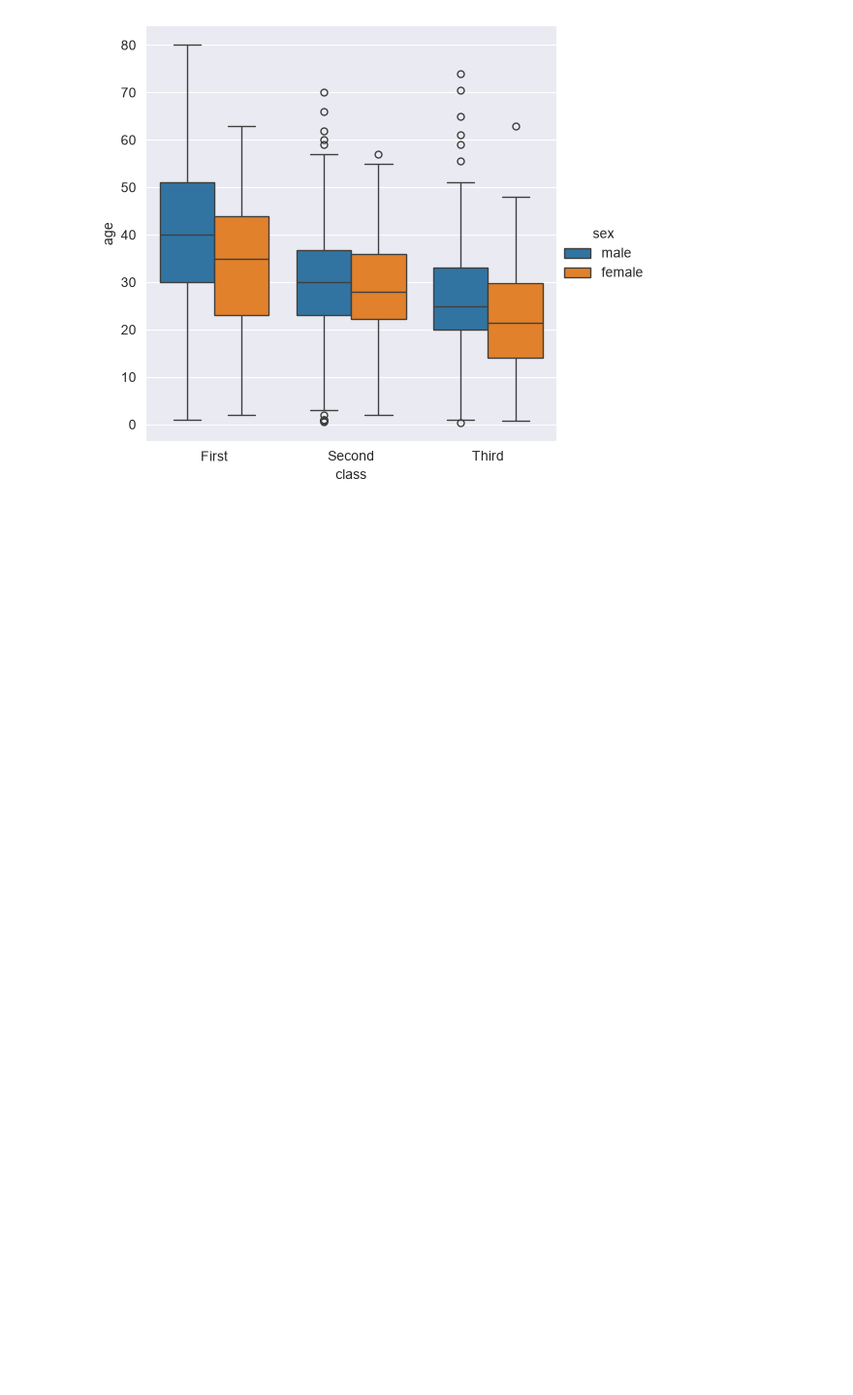
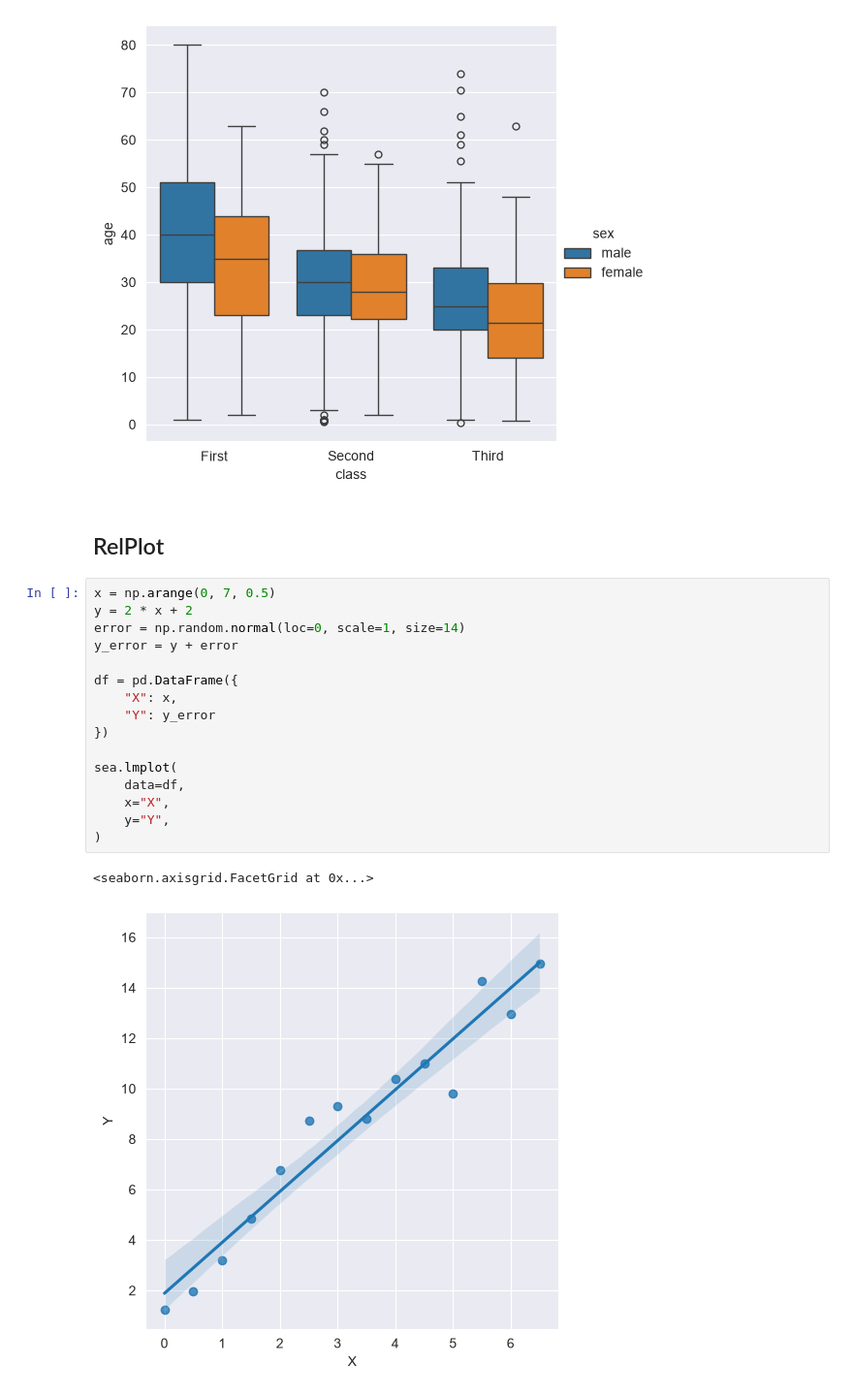
Before and after one commit to DashPgi/PyTraining, a Jupyter notebook: Machine-learning/Matplotlib-Seaborn/sea.ipynb, the cells around one changed output. Shown at 97% size. Saved outputs shown, nothing was run; the diff lists cells and outputs as text; blank space fills up the shorter version.

```diff
--- a/Machine-learning/Matplotlib-Seaborn/sea.ipynb
+++ b/Machine-learning/Matplotlib-Seaborn/sea.ipynb
@@ -295,3 +295,24 @@ sea.catplot(
 # %% [output]
 <seaborn.axisgrid.FacetGrid at 0x...>
 [figure]
+# %% [markdown]
+## RelPlot
+# %%
+x = np.arange(0, 7, 0.5)
+y = 2 * x + 2
+error = np.random.normal(loc=0, scale=1, size=14)
+y_error = y + error
+
+df = pd.DataFrame({
+    "X": x,
+    "Y": y_error
+})
+
+sea.lmplot(
+    data=df,
+    x="X",
+    y="Y",
+)
+# %% [output]
+<seaborn.axisgrid.FacetGrid at 0x...>
+[figure, added]
```
Also changed, not shown: parts of 2 cells of this notebook, 1 other file.
